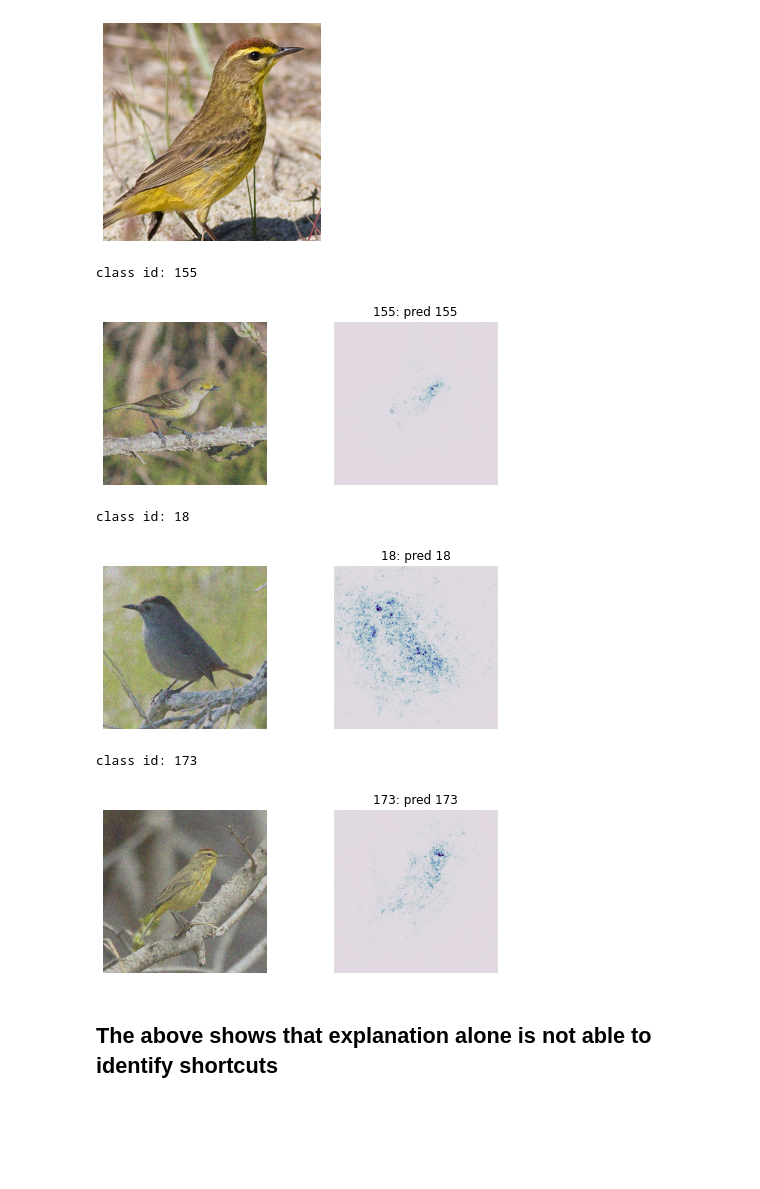
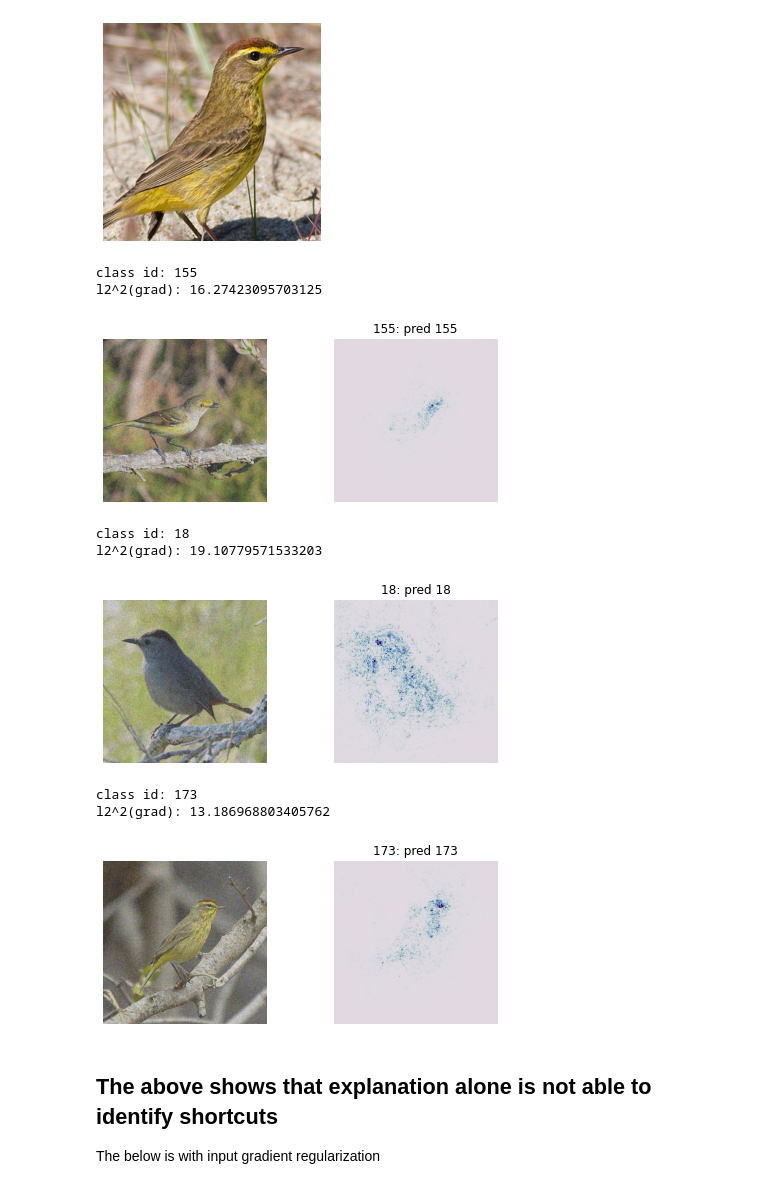
Before and after one commit to nathanwang000/ConceptCredibleModel, a Jupyter notebook: notebooks/attribution.ipynb, the cells around one changed output. Saved outputs shown, nothing was run; the diff lists cells and outputs as text; code cells hidden in the pictures; blank space fills up the shorter version.

```diff
--- a/notebooks/attribution.ipynb
+++ b/notebooks/attribution.ipynb
@@ -70,20 +70,26 @@ image size: torch.Size([299, 299, 3])
 # %%
 scale = 0.05
 cub_test = TransformWrapper(CUB_test_transform(Subset(cub, test_indices)),
                             x_transform(lambda x: x + scale * torch.randn_like(x)))
 
-show_explanation(cub_test, 100, [torch.load(f'../outputs/e19c89eaea4911ebb773ac1f6b24a434/standard.pt')],
+fn = f'../outputs/e19c89eaea4911ebb773ac1f6b24a434/standard.pt'
+show_explanation(cub_test, 100, [torch.load(fn)],
                  explain_method=lambda model: IntegratedGradients(model, steps=10))
-show_explanation(cub_test, 10, [torch.load(f'../outputs/e19c89eaea4911ebb773ac1f6b24a434/standard.pt')],
+show_explanation(cub_test, 10, [torch.load(fn)],
                  explain_method=lambda model: IntegratedGradients(model, steps=10))
-show_explanation(cub_test, 45, [torch.load(f'../outputs/e19c89eaea4911ebb773ac1f6b24a434/standard.pt')],
+show_explanation(cub_test, 45, [torch.load(fn)],
                  explain_method=lambda model: IntegratedGradients(model, steps=10))
 # %% [output]
 class id: 155
+l2^2(grad): 16.27423095703125
 [figure]
 class id: 18
+l2^2(grad): 19.10779571533203
-[figure, old version]
+[figure, new version]
 class id: 173
+l2^2(grad): 13.186968803405762
 [figure]
 # %% [markdown]
 ## The above shows that explanation alone is not able to identify shortcuts
+
+The below is with input gradient regularization
```
Also changed, not shown: parts of 4 cells of this notebook, 3 other files.
